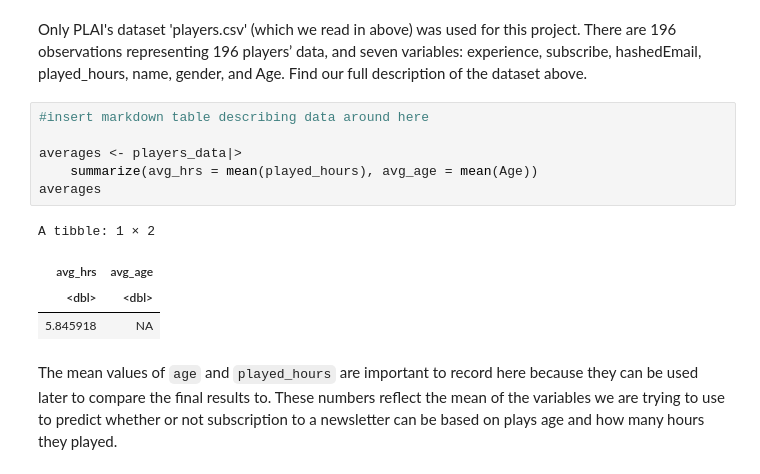
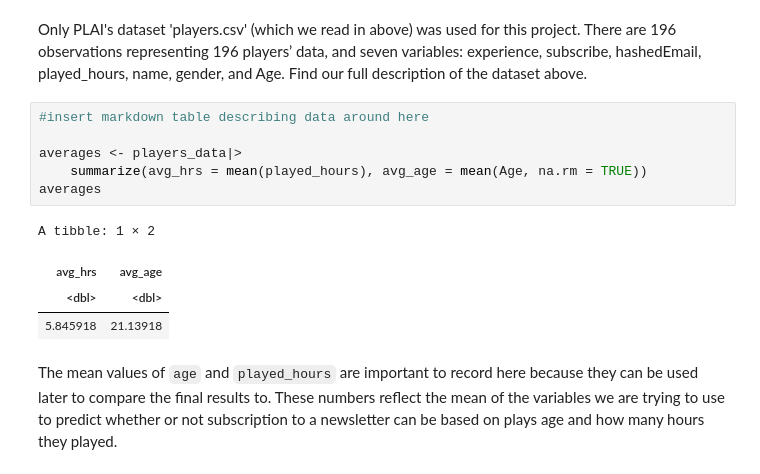
Before and after one commit to annhuynhh/dsci_group_final_project, a Jupyter notebook: dsci_final_project.ipynb, the cells around one changed output. Drawn from its saved outputs; the diff is of its cells as text.

```diff
--- a/dsci_final_project.ipynb
+++ b/dsci_final_project.ipynb
@@ -78,14 +78,14 @@ Only PLAI's dataset 'players.csv' (which we read in above) was used for this pro
 # %%
 #insert markdown table describing data around here
 
 averages <- players_data|>
-    summarize(avg_hrs = mean(played_hours), avg_age = mean(Age))
+    summarize(avg_hrs = mean(played_hours), avg_age = mean(Age, na.rm = TRUE))
 averages
 # %% [output]
 A tibble: 1 × 2
 | avg_hrs | avg_age |
 | <dbl> | <dbl> |
-| 5.845918 | NA |
+| 5.845918 | 21.13918 |
 # %% [markdown]
 The mean values of `age` and `played_hours` are important to record here because they can be used later to compare the final results to. These numbers reflect the mean of the variables we are trying to use to predict whether or not subscription to a newsletter can be based on plays age and how many hours they played.
 # %%
```
Also changed, not shown: parts of 16 cells of this notebook.
